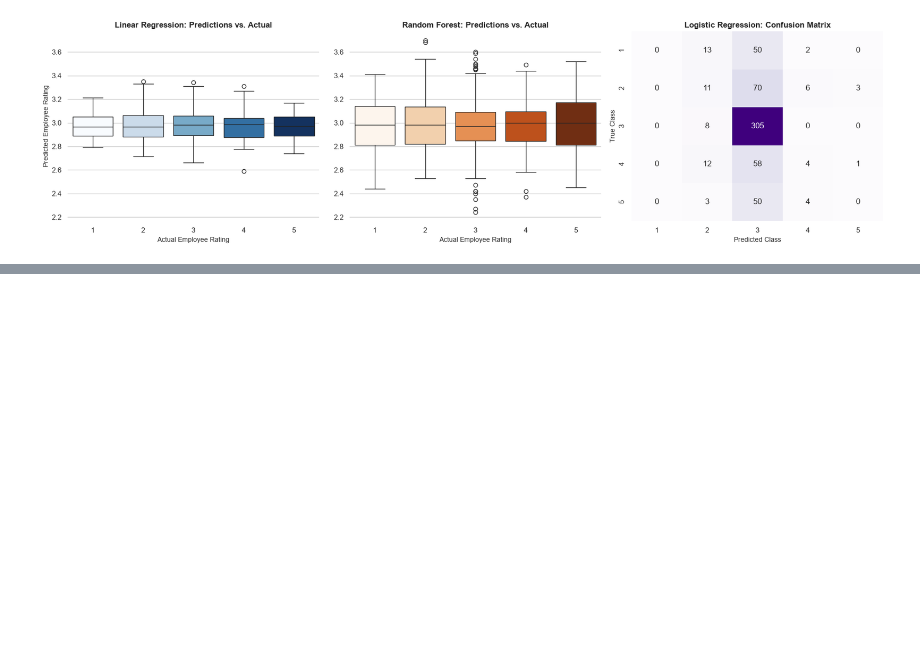
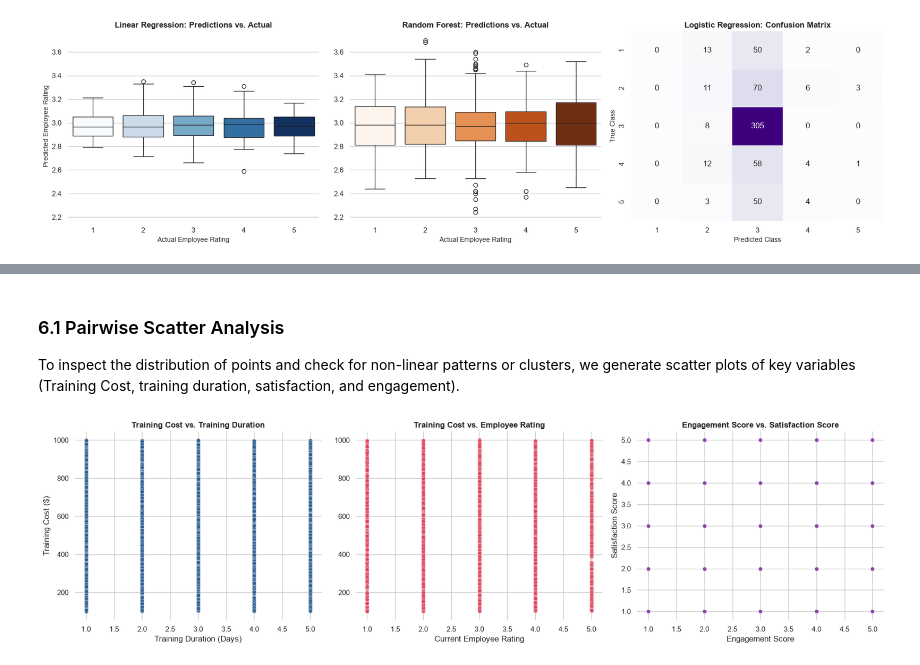
Before and after one commit to Ali-Khamis45/orangelab1, a Jupyter notebook: taskLAB1orange.ipynb, the cells around one changed output, grey strips where cells are left out. Saved outputs shown, nothing was run; the diff lists cells and outputs as text; code cells hidden in the pictures; blank space fills up the shorter version.

```diff
--- a/taskLAB1orange.ipynb
+++ b/taskLAB1orange.ipynb
@@ -927,0 +955,30 @@ plt.show()
+# %% [markdown]
+### 6.1 Pairwise Scatter Analysis
+To inspect the distribution of points and check for non-linear patterns or clusters, we generate scatter plots of key variables (Training Cost, training duration, satisfaction, and engagement).
+# %%
+# Create a figure for pairwise scatter plots related to Training Cost and Scores
+fig, axes = plt.subplots(1, 3, figsize=(18, 5))
+
+# Scatter Plot 1: Training Cost vs. Training Duration
+sns.scatterplot(data=data_ml, x="Training Duration(Days)", y="Training Cost", alpha=0.6, ax=axes[0], color="#2b5c8f")
+axes[0].set_title("Training Cost vs. Training Duration", fontsize=12, fontweight="bold")
+axes[0].set_xlabel("Training Duration (Days)")
+axes[0].set_ylabel("Training Cost ($)")
+
+# Scatter Plot 2: Training Cost vs. Current Employee Rating
+sns.scatterplot(data=data_ml, x="Current Employee Rating", y="Training Cost", alpha=0.6, ax=axes[1], color="#de425b")
+axes[1].set_title("Training Cost vs. Employee Rating", fontsize=12, fontweight="bold")
+axes[1].set_xlabel("Current Employee Rating")
+axes[1].set_ylabel("")
+
+# Scatter Plot 3: Engagement Score vs. Satisfaction Score
+sns.scatterplot(data=data_ml, x="Engagement Score", y="Satisfaction Score", alpha=0.6, ax=axes[2], color="#8e44ad")
+axes[2].set_title("Engagement Score vs. Satisfaction Score", fontsize=12, fontweight="bold")
+axes[2].set_xlabel("Engagement Score")
+axes[2].set_ylabel("Satisfaction Score")
+
+sns.despine(left=True, bottom=True)
+plt.tight_layout()
+plt.show()
+# %% [output]
+[figure, added]
```
Also changed, not shown: parts of 2 cells of this notebook, 1 other file.
